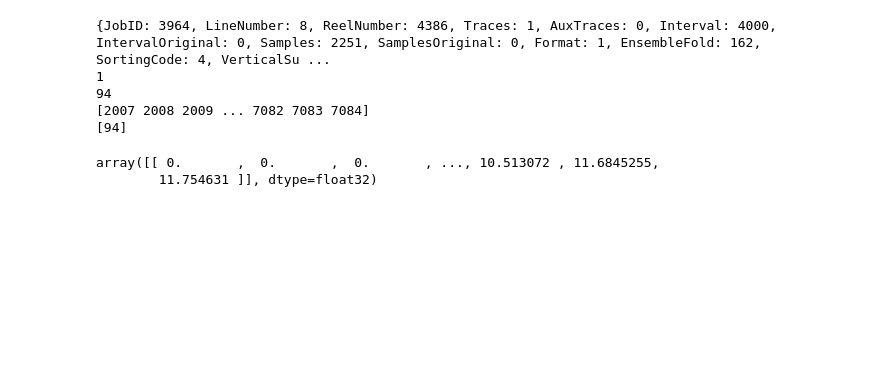
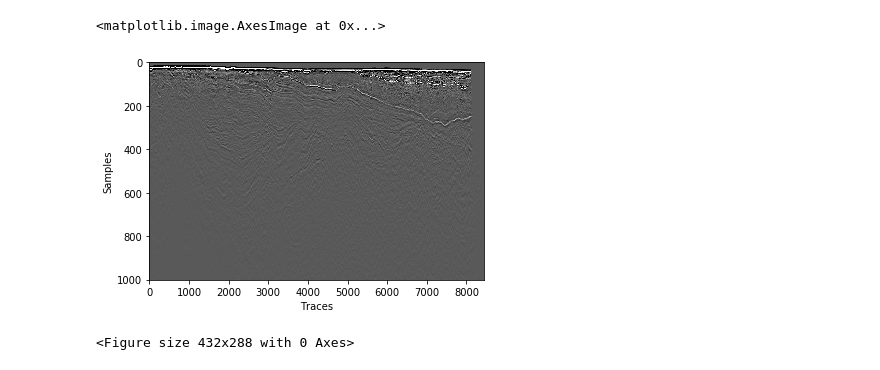
Before and after one commit to lbardsley/ValueofRepro, a Jupyter notebook: notebooks/SEGY.ipynb, the cells around one changed output. Drawn from its saved outputs; the diff is of its cells as text; code cells hidden in the pictures; blank space fills up the shorter version.

Commit message:
segy converter

```diff
--- a/notebooks/SEGY.ipynb
+++ b/notebooks/SEGY.ipynb
@@ -4,0 +12,20 @@ from shutil import copyfile
+# %%
+for file in os.walk(directory):
+    for filename in file[2]:
+        segypath = directory + '/' + filename
+        imagepath = os.path.splitext(segypath)[0] + ".png"
+        with segyio.open(segypath) as segyfile:
+            print(segypath)
+            print(imagepath)
+            traces = len(segyfile.trace)
+            samples = 1001
+
+            data = np.zeros([traces, samples])
+
+            i = 0
+            for trace in segyfile.trace:
+                data[i,:] = np.asarray(trace[0:1001] * 1.0)
+                i += 1
+
+            data = data.T
+            Image.fromarray(data).convert('RGB').save(imagepath,"PNG")
@@ -5,24 +50,31 @@ from shutil import copyfile
+# %%
+filename = '/Volumes/OGA16_ESP/East_Shetland_Platform/01. RAW PSTM STACKS/10. FULL STACKS/ESP2D_RAW_FULL_KPSTM_STACK_035A056.segy'
+
+segyfile = segyio.open(filename, "r");
+ilines = len(segyfile._ilines)
+samples = len(segyfile._samples)
+
+traces = len(segyfile.trace)
+samples = 1001
+# samples = len(segyfile._samples)
+
+data = np.zeros([traces, samples])
+
+i = 0
+for trace in segyfile.trace:
+    data[i,:] = np.asarray(trace[0:1001] * 1.0)
+#     data[i,:] = np.asarray(trace * 1.0)
+    i += 1
+
+data = data.T
+# %%
+plt.xlabel('Traces')
+plt.ylabel('Samples')
+plt.imshow(data, vmin = np.min(data)/10, vmax = np.max(data)/10, aspect='auto', cmap='gray')
+# %% [output]
+<matplotlib.image.AxesImage at 0x...>
+[figure, added]
 # %%
-filename = '/Users/Mikey/Documents/Workspace/segy/ESP2D_RAW_FULL_KPSTM_STACK_008A094.segy'
+plt.savefig('/Users/Mikey/Documents/Workspace/segy/ESP2D_RAW_FULL_KPSTM_STACK_008A094.png', dpi=100)
+# %% [output]
+<Figure size 432x288 with 0 Axes>
-# %%
-with segyio.open(filename, "r") as segyfile:
-
-    # Memory map file for faster reading (especially if file is big...)
-    segyfile.mmap()
-
-    # Print binary header info
-    print(segyfile.bin)
-    print(segyfile.bin[segyio.BinField.Traces])
-
-    # Read headerword inline for trace 10
-    print(segyfile.header[10][segyio.TraceField.INLINE_3D])
-
-    # Print inline and crossline axis
-    print(segyfile.xlines)
-    print(segyfile.ilines)
-# %% [output]
-{JobID: 3964, LineNumber: 8, ReelNumber: 4386, Traces: 1, AuxTraces: 0, Interval: 4000, IntervalOriginal: 0, Samples: 2251, SamplesOriginal: 0, Format: 1, EnsembleFold: 162, SortingCode: 4, VerticalSu ...
-1
-94
-[2007 2008 2009 ... 7082 7083 7084]
-[94]
@@ -42,5 +80,0 @@ with segyio.open(filename, "r") as segyfile:
-# %%
-data1
-# %% [output]
-array([[ 0.       ,  0.       ,  0.       , ..., 10.513072 , 11.6845255,
-        11.754631 ]], dtype=float32)
```
Also changed, not shown: parts of 7 cells of this notebook, 4 other files.
